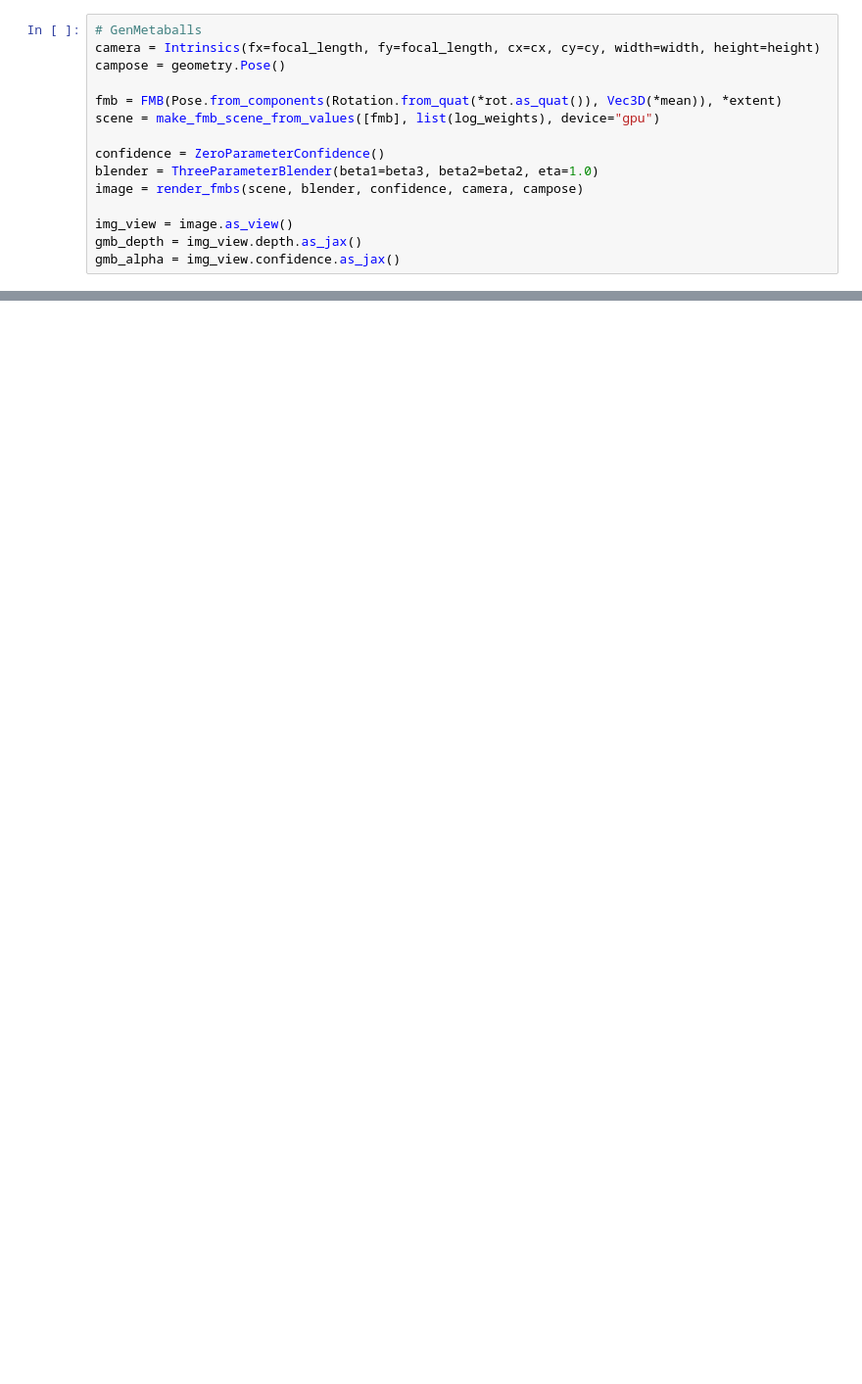
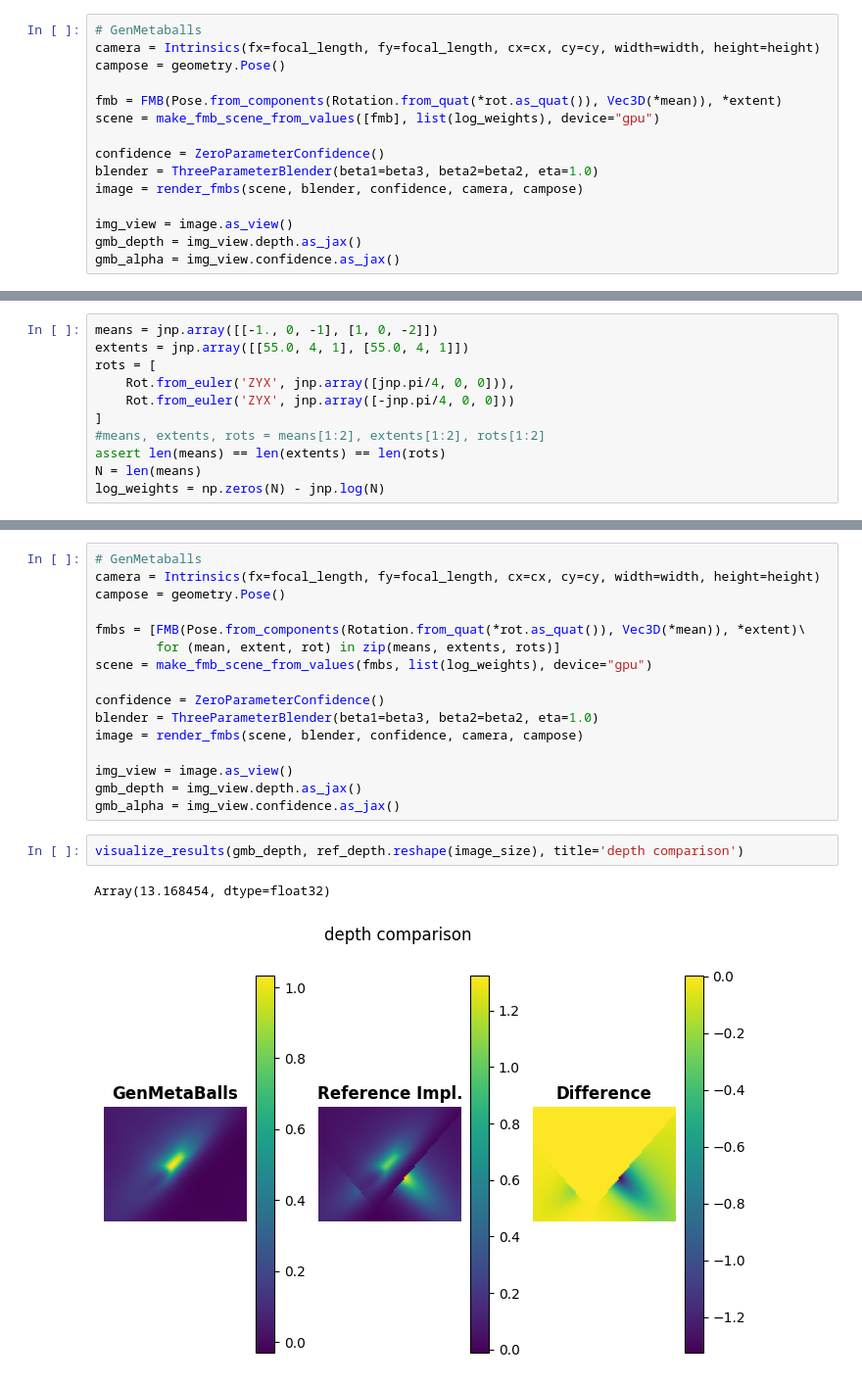
Before and after one commit to probcomp/GenMetaBalls, a Jupyter notebook: notebooks/debug.ipynb, the cells around one changed output, grey strips where cells are left out. Shown: that part at 98% size. Drawn from its saved outputs; the diff is of its cells as text; blank space fills up the shorter version.

```diff
--- a/notebooks/debug.ipynb
+++ b/notebooks/debug.ipynb
@@ -114,0 +127,11 @@ jnp.linalg.norm(diff)=Array(0.00299456, dtype=float32)
+# %%
+means = jnp.array([[-1., 0, -1], [1, 0, -2]])
+extents = jnp.array([[55.0, 4, 1], [55.0, 4, 1]])
+rots = [
+    Rot.from_euler('ZYX', jnp.array([jnp.pi/4, 0, 0])),
+    Rot.from_euler('ZYX', jnp.array([-jnp.pi/4, 0, 0]))
+]
+#means, extents, rots = means[1:2], extents[1:2], rots[1:2]
+assert len(means) == len(extents) == len(rots)
+N = len(means)
+log_weights = np.zeros(N) - jnp.log(N)
@@ -114,0 +148,21 @@ jnp.linalg.norm(diff)=Array(0.00299456, dtype=float32)
+# %%
+# GenMetaballs
+camera = Intrinsics(fx=focal_length, fy=focal_length, cx=cx, cy=cy, width=width, height=height)
+campose = geometry.Pose()
+
+fmbs = [FMB(Pose.from_components(Rotation.from_quat(*rot.as_quat()), Vec3D(*mean)), *extent)\
+        for (mean, extent, rot) in zip(means, extents, rots)]
+scene = make_fmb_scene_from_values(fmbs, list(log_weights), device="gpu")
+
+confidence = ZeroParameterConfidence()
+blender = ThreeParameterBlender(beta1=beta3, beta2=beta2, eta=1.0)
+image = render_fmbs(scene, blender, confidence, camera, campose)
+
+img_view = image.as_view()
+gmb_depth = img_view.depth.as_jax()
+gmb_alpha = img_view.confidence.as_jax()
+# %%
+visualize_results(gmb_depth, ref_depth.reshape(image_size), title='depth comparison')
+# %% [output]
+Array(13.168454, dtype=float32)
+[figure, added]
```
Also changed, not shown: parts of 9 cells of this notebook, 1 other file.
